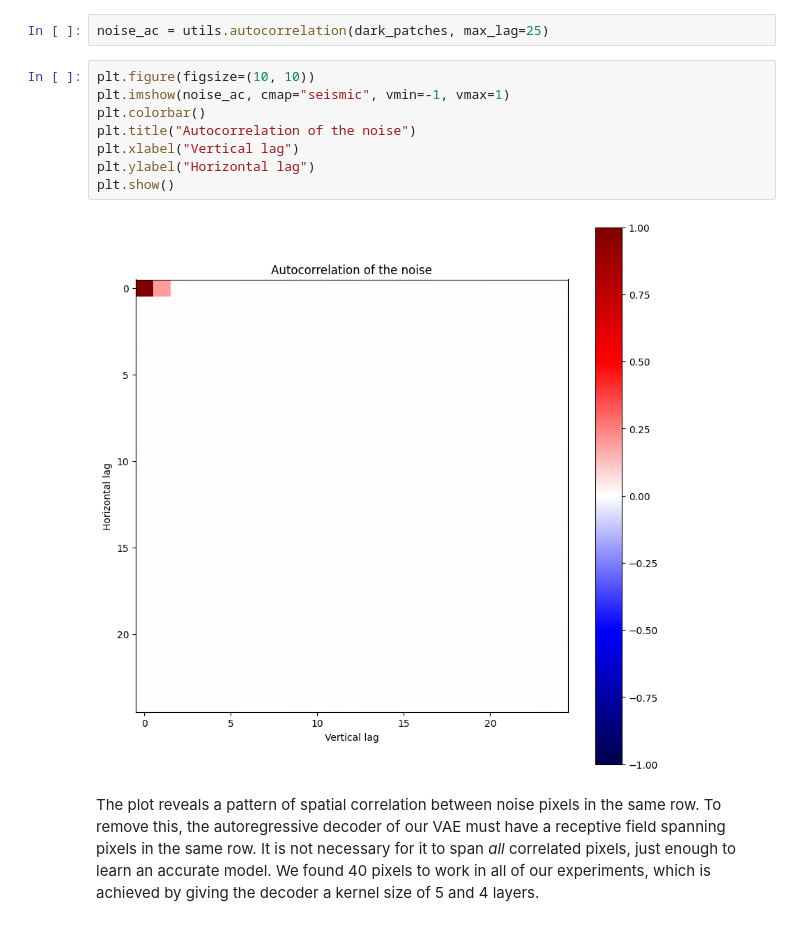
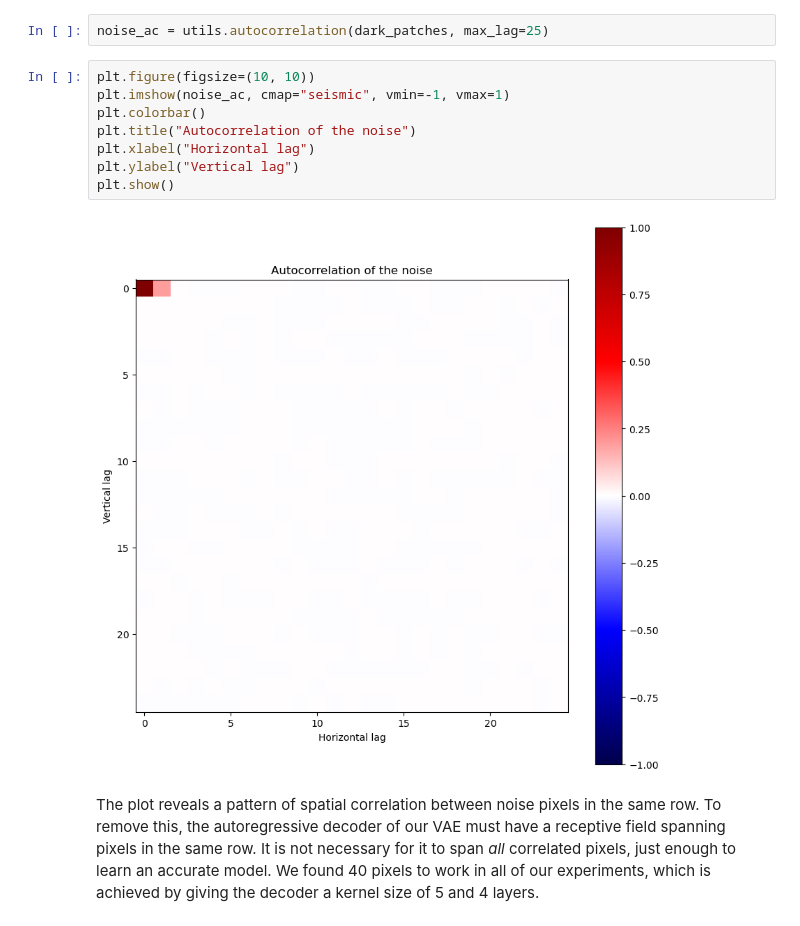
Before and after one commit to krulllab/COSDD, a Jupyter notebook: training.ipynb, the cells around one changed output. Drawn from its saved outputs; the diff is of its cells as text.

```diff
--- a/training.ipynb
+++ b/training.ipynb
@@ -74,13 +74,13 @@ noise_ac = utils.autocorrelation(dark_patches, max_lag=25)
 # %%
 plt.figure(figsize=(10, 10))
 plt.imshow(noise_ac, cmap="seismic", vmin=-1, vmax=1)
 plt.colorbar()
 plt.title("Autocorrelation of the noise")
-plt.xlabel("Vertical lag")
-plt.ylabel("Horizontal lag")
+plt.xlabel("Horizontal lag")
+plt.ylabel("Vertical lag")
 plt.show()
 # %% [output]
-[figure, old version]
+[figure, new version]
 # %% [markdown]
 The plot reveals a pattern of spatial correlation between noise pixels in the same row. To remove this, the autoregressive decoder of our VAE must have a receptive field spanning pixels in the same row. It is not necessary for it to span *all* correlated pixels, just enough to learn an accurate model. We found 40 pixels to work in all of our experiments, which is achieved by giving the decoder a kernel size of 5 and 4 layers.
 # %% [markdown]
```
Also changed, not shown: parts of 1 cell of this notebook.
